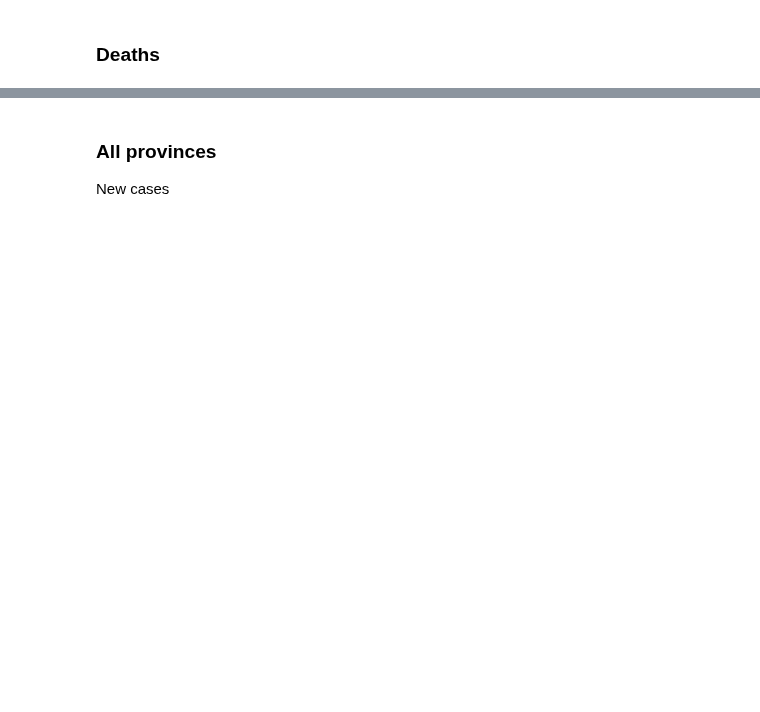
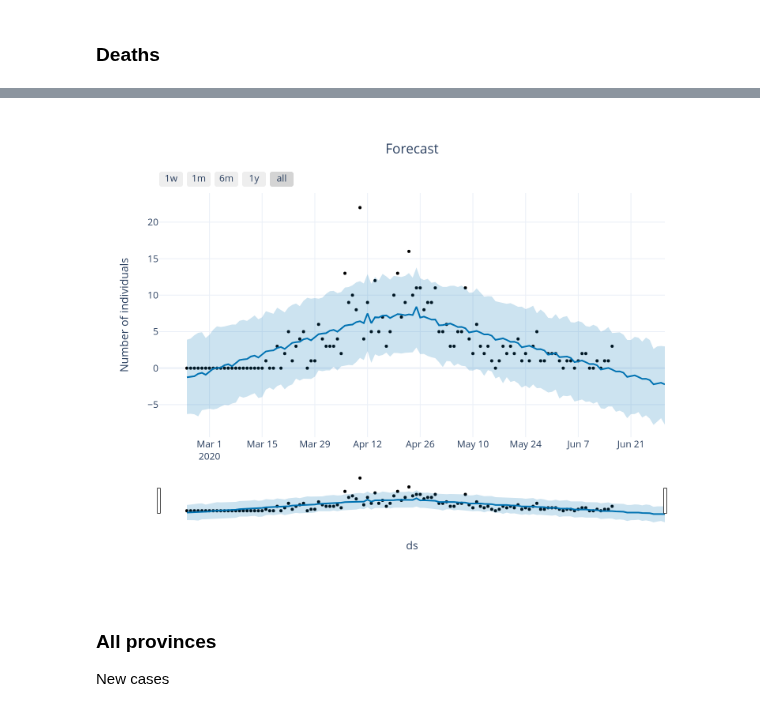
Before and after one commit to nicoloverardo/master-degree-thesis, a Jupyter notebook: notebooks/04-tsprophet.ipynb, the cells around one changed output, grey strips where cells are left out. Drawn from its saved outputs; the diff is of its cells as text; code cells hidden in the pictures; blank space fills up the shorter version.

```diff
--- a/notebooks/04-tsprophet.ipynb
+++ b/notebooks/04-tsprophet.ipynb
@@ -126,3 +197,7 @@ pm.plot()
+# %%
+pm.plot_forecast(output_image=True)
+# %% [output]
+[figure, added]
 # %% [markdown]
 ### All provinces
 New cases
```
Also changed, not shown: parts of 69 cells of this notebook, 1 other file.
